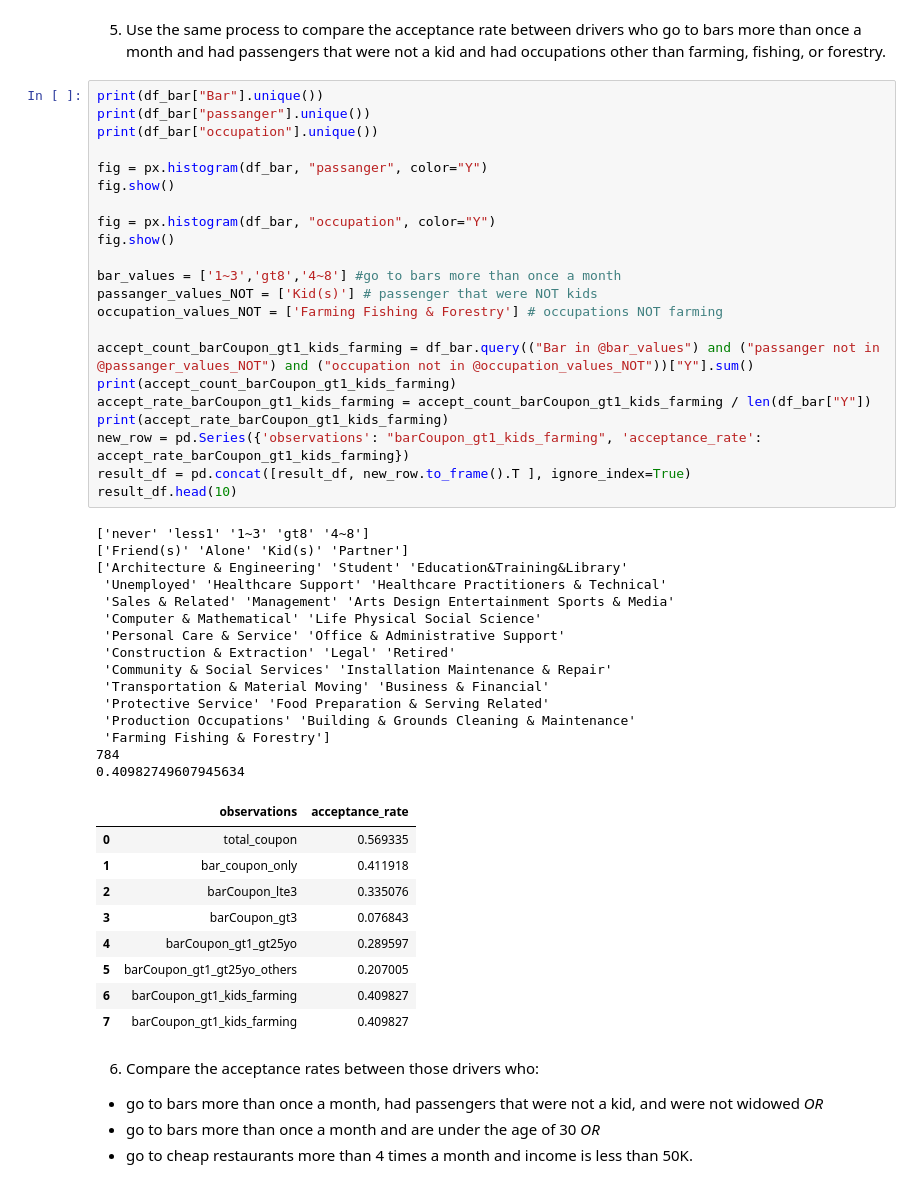
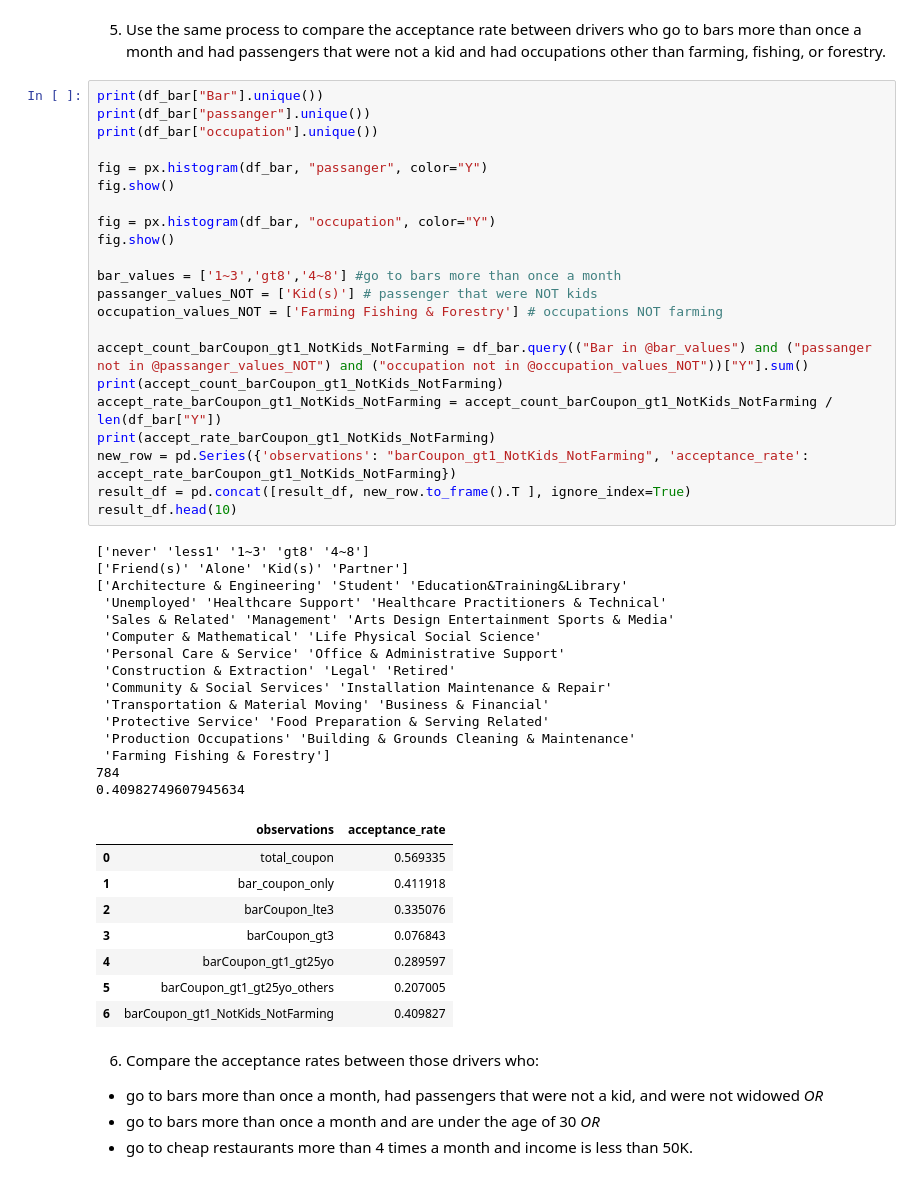
Before and after one commit to anhphong2312/ML-App1, a Jupyter notebook: assignment_5_1_starter/prompt.ipynb, the cells around one changed output. Drawn from its saved outputs; the diff is of its cells as text.

```diff
--- a/assignment_5_1_starter/prompt.ipynb
+++ b/assignment_5_1_starter/prompt.ipynb
@@ -294,40 +294,39 @@ fig.show()
 
 bar_values = ['1~3','gt8','4~8'] #go to bars more than once a month
 passanger_values_NOT = ['Kid(s)'] # passenger that were NOT kids
 occupation_values_NOT = ['Farming Fishing & Forestry'] # occupations NOT farming
 
-accept_count_barCoupon_gt1_kids_farming = df_bar.query(("Bar in @bar_values") and ("passanger not in @passanger_values_NOT") and ("occupation not in @occupation_values_NOT"))["Y"].sum()
-print(accept_count_barCoupon_gt1_kids_farming)
-accept_rate_barCoupon_gt1_kids_farming = accept_count_barCoupon_gt1_kids_farming / len(df_bar["Y"])
-print(accept_rate_barCoupon_gt1_kids_farming)
-new_row = pd.Series({'observations': "barCoupon_gt1_kids_farming", 'acceptance_rate': accept_rate_barCoupon_gt1_kids_farming})
+accept_count_barCoupon_gt1_NotKids_NotFarming = df_bar.query(("Bar in @bar_values") and ("passanger not in @passanger_values_NOT") and ("occupation not in @occupation_values_NOT"))["Y"].sum()
+print(accept_count_barCoupon_gt1_NotKids_NotFarming)
+accept_rate_barCoupon_gt1_NotKids_NotFarming = accept_count_barCoupon_gt1_NotKids_NotFarming / len(df_bar["Y"])
+print(accept_rate_barCoupon_gt1_NotKids_NotFarming)
+new_row = pd.Series({'observations': "barCoupon_gt1_NotKids_NotFarming", 'acceptance_rate': accept_rate_barCoupon_gt1_NotKids_NotFarming})
 result_df = pd.concat([result_df, new_row.to_frame().T ], ignore_index=True)
 result_df.head(10)
 # %% [output]
 ['never' 'less1' '1~3' 'gt8' '4~8']
 ['Friend(s)' 'Alone' 'Kid(s)' 'Partner']
 ['Architecture & Engineering' 'Student' 'Education&Training&Library'
  'Unemployed' 'Healthcare Support' 'Healthcare Practitioners & Technical'
  'Sales & Related' 'Management' 'Arts Design Entertainment Sports & Media'
  'Computer & Mathematical' 'Life Physical Social Science'
  'Personal Care & Service' 'Office & Administrative Support'
  'Construction & Extraction' 'Legal' 'Retired'
  'Community & Social Services' 'Installation Maintenance & Repair'
  'Transportation & Material Moving' 'Business & Financial'
  'Protective Service' 'Food Preparation & Serving Related'
  'Production Occupations' 'Building & Grounds Cleaning & Maintenance'
  'Farming Fishing & Forestry']
 784
 0.40982749607945634
 |  | observations | acceptance_rate |
 | 0 | total_coupon | 0.569335 |
 | 1 | bar_coupon_only | 0.411918 |
 | 2 | barCoupon_lte3 | 0.335076 |
 | 3 | barCoupon_gt3 | 0.076843 |
 | 4 | barCoupon_gt1_gt25yo | 0.289597 |
 | 5 | barCoupon_gt1_gt25yo_others | 0.207005 |
-| 6 | barCoupon_gt1_kids_farming | 0.409827 |
-| 7 | barCoupon_gt1_kids_farming | 0.409827 |
+| 6 | barCoupon_gt1_NotKids_NotFarming | 0.409827 |
 # %% [markdown]
 6. Compare the acceptance rates between those drivers who:
 
```
Also changed, not shown: parts of 1 cell of this notebook.
